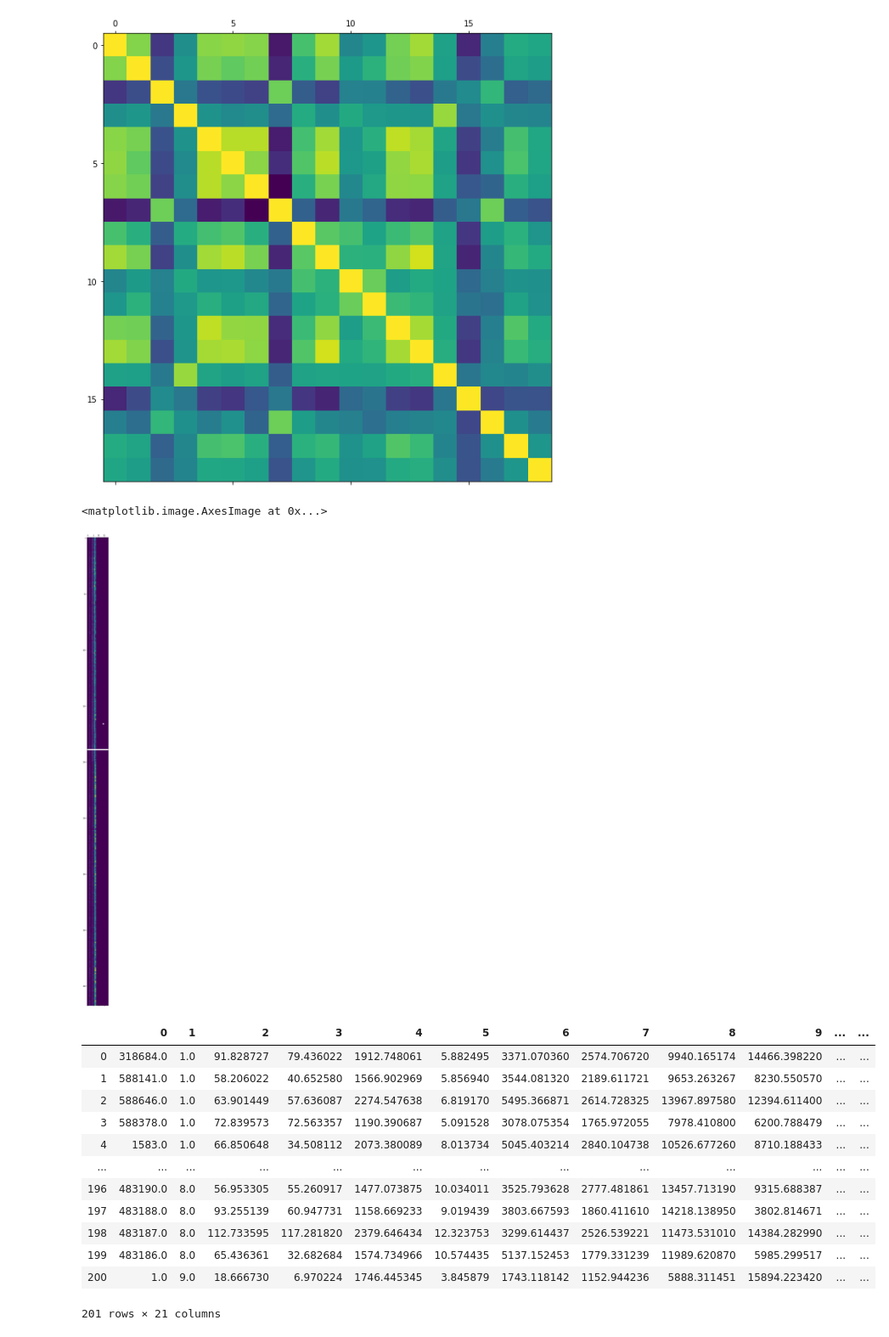
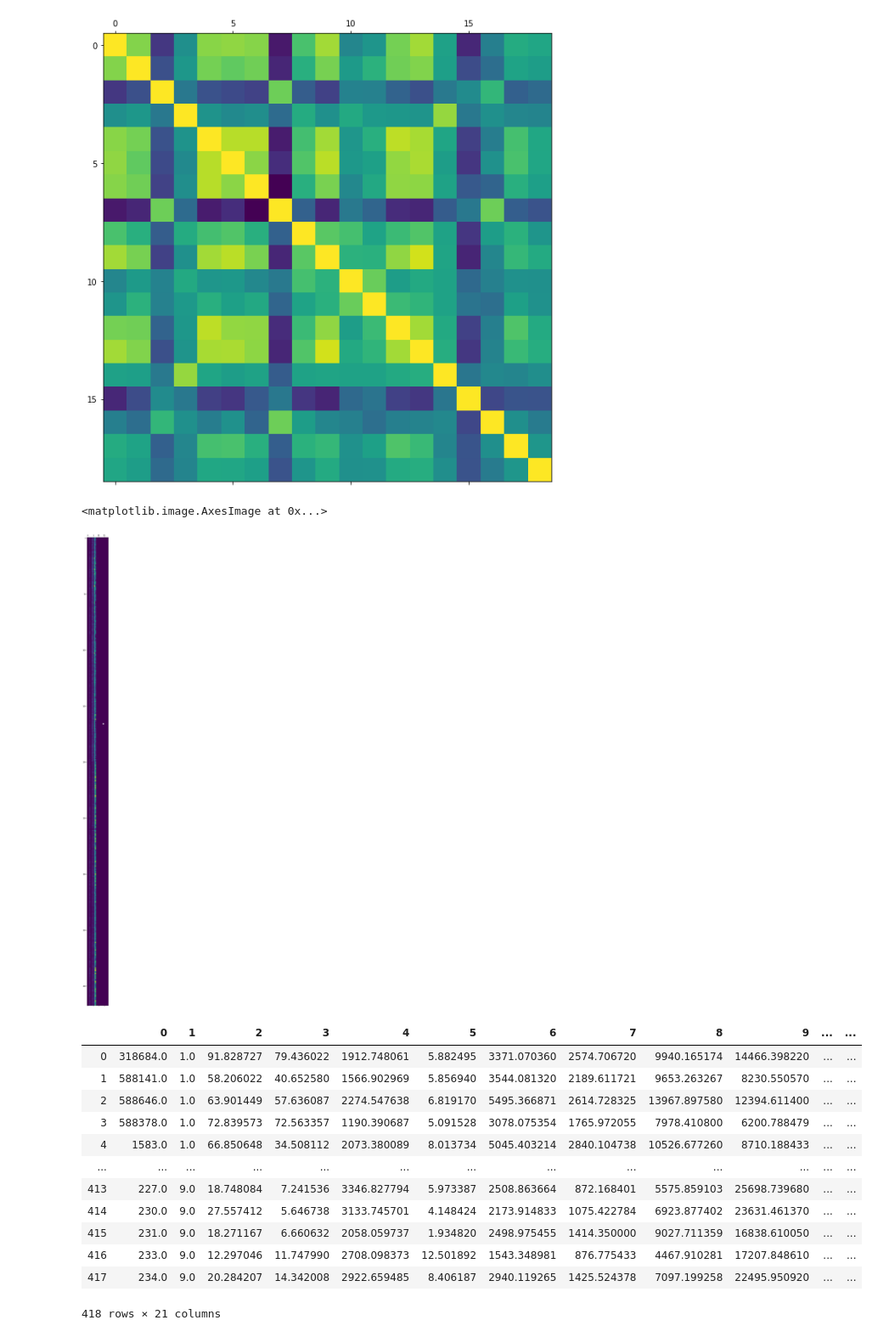
Before and after one commit to Kovacs-Lab/Aim-3, a Jupyter notebook: Ionomics/Boxplots/Raw_IonStats_Y.ipynb, the cells around one changed output. Shown at 85% size. Saved outputs shown, nothing was run; the diff lists cells and outputs as text; code cells hidden in the pictures.

```diff
--- a/Ionomics/Boxplots/Raw_IonStats_Y.ipynb
+++ b/Ionomics/Boxplots/Raw_IonStats_Y.ipynb
@@ -8,8 +8,6 @@ data0 = np.genfromtxt('geneva_F1_combined_ionomics_raw.csv',delimiter = ',', ski
 data0 = pd.DataFrame(data0) # This arranges the csv data into an object that pandas can use
 data = data0.drop(data0.columns[0:2],axis = 1) # This removes columns one and two which are the plant species and plant number,these will be added back in the final step
 plt.rcParams['figure.figsize'] = (20,10) # This sets the parameters for the size of the figure
-# %%
-data.loc[189,] = np.nan #this removes indv 588395
 # %%
 plt.figure(figsize=(5,50)) # This sets the parameters of the following figure which is a heatmap
 plt.matshow(data,fignum =1) # This shows the graphic of the heatmap
@@ -35,29 +49,29 @@ plt.figure(figsize=(5,50)) #This sets the figure size
 plt.matshow(data,fignum =1) #This shows the graphic of the heatmap
 # %% [output]
 <matplotlib.image.AxesImage at 0x...>
-[figure, old version]
+[figure, new version]
 # %%
-f = pd.DataFrame(np.arange(4221).reshape(201,21)) #This means that all of the date on the right side of the equals sign is now denoted as f,pd dataframe means we are pulling the dataframe from the pandas library,the dot means we are choosing one function called dataframe fromthe library,np.arrange measn we are choosing the arrange function form the numpy library,we are analyzing (4221) data points from our csv file and reshaping them into 201 columns and 21 rows
+f = pd.DataFrame(np.arange(7942).reshape(418,19)) #This means that all of the date on the right side of the equals sign is now denoted as f,pd dataframe means we are pulling the dataframe from the pandas library,the dot means we are choosing one function called dataframe fromthe library,np.arrange measn we are choosing the arrange function form the numpy library,we are analyzing (4221) data points from our csv file and reshaping them into 201 columns and 21 rows
 f = f.astype(str) #This coverts the data denoted as f into a new type called string
 f[0] = data0[0] #This means that column zero in dataframe f is coulmn zero in dataframe zero
 f[1] = data0[1] #This means that column one in dataframe f is column one in dataframe zero
 for x in range(2,(data.shape[1])+2): #Counts through columns
     f[x] = data[x] #This means that every column in f equals every column in z,this is the operation where we are adding abck the two columns that were dropped back at the beginning
 f
 # %% [output]
 |  | 0 | 1 | 2 | 3 | 4 | 5 | 6 | 7 | 8 | 9 | ... | ... |
 | 0 | 318684.0 | 1.0 | 91.828727 | 79.436022 | 1912.748061 | 5.882495 | 3371.070360 | 2574.706720 | 9940.165174 | 14466.398220 | ... | ... |
 | 1 | 588141.0 | 1.0 | 58.206022 | 40.652580 | 1566.902969 | 5.856940 | 3544.081320 | 2189.611721 | 9653.263267 | 8230.550570 | ... | ... |
 | 2 | 588646.0 | 1.0 | 63.901449 | 57.636087 | 2274.547638 | 6.819170 | 5495.366871 | 2614.728325 | 13967.897580 | 12394.611400 | ... | ... |
 | 3 | 588378.0 | 1.0 | 72.839573 | 72.563357 | 1190.390687 | 5.091528 | 3078.075354 | 1765.972055 | 7978.410800 | 6200.788479 | ... | ... |
 | 4 | 1583.0 | 1.0 | 66.850648 | 34.508112 | 2073.380089 | 8.013734 | 5045.403214 | 2840.104738 | 10526.677260 | 8710.188433 | ... | ... |
 | ... | ... | ... | ... | ... | ... | ... | ... | ... | ... | ... | ... | ... |
-| 196 | 483190.0 | 8.0 | 56.953305 | 55.260917 | 1477.073875 | 10.034011 | 3525.793628 | 2777.481861 | 13457.713190 | 9315.688387 | ... | ... |
-| 197 | 483188.0 | 8.0 | 93.255139 | 60.947731 | 1158.669233 | 9.019439 | 3803.667593 | 1860.411610 | 14218.138950 | 3802.814671 | ... | ... |
-| 198 | 483187.0 | 8.0 | 112.733595 | 117.281820 | 2379.646434 | 12.323753 | 3299.614437 | 2526.539221 | 11473.531010 | 14384.282990 | ... | ... |
-| 199 | 483186.0 | 8.0 | 65.436361 | 32.682684 | 1574.734966 | 10.574435 | 5137.152453 | 1779.331239 | 11989.620870 | 5985.299517 | ... | ... |
-| 200 | 1.0 | 9.0 | 18.666730 | 6.970224 | 1746.445345 | 3.845879 | 1743.118142 | 1152.944236 | 5888.311451 | 15894.223420 | ... | ... |
+| 413 | 227.0 | 9.0 | 18.748084 | 7.241536 | 3346.827794 | 5.973387 | 2508.863664 | 872.168401 | 5575.859103 | 25698.739680 | ... | ... |
+| 414 | 230.0 | 9.0 | 27.557412 | 5.646738 | 3133.745701 | 4.148424 | 2173.914833 | 1075.422784 | 6923.877402 | 23631.461370 | ... | ... |
+| 415 | 231.0 | 9.0 | 18.271167 | 6.660632 | 2058.059737 | 1.934820 | 2498.975455 | 1414.350000 | 9027.711359 | 16838.610050 | ... | ... |
+| 416 | 233.0 | 9.0 | 12.297046 | 11.747990 | 2708.098373 | 12.501892 | 1543.348981 | 876.775433 | 4467.910281 | 17207.848610 | ... | ... |
+| 417 | 234.0 | 9.0 | 20.284207 | 14.342008 | 2922.659485 | 8.406187 | 2940.119265 | 1425.524378 | 7097.199258 | 22495.950920 | ... | ... |
-201 rows × 21 columns
+418 rows × 21 columns
 # %%
 f.to_csv('Transformed_Boxplots_Y.csv',header = ('INVO','Spec_int','B11','Na23','Mg26','Al27','P31','S34','K39','Ca44','Fe54','Mn55','Co59','Ni60','Cu63',
                                       'Zn66','As75','Rb85','Sr88','Mo98','Cd111'))
```
Also changed, not shown: parts of 3 cells of this notebook, 4 other files.
